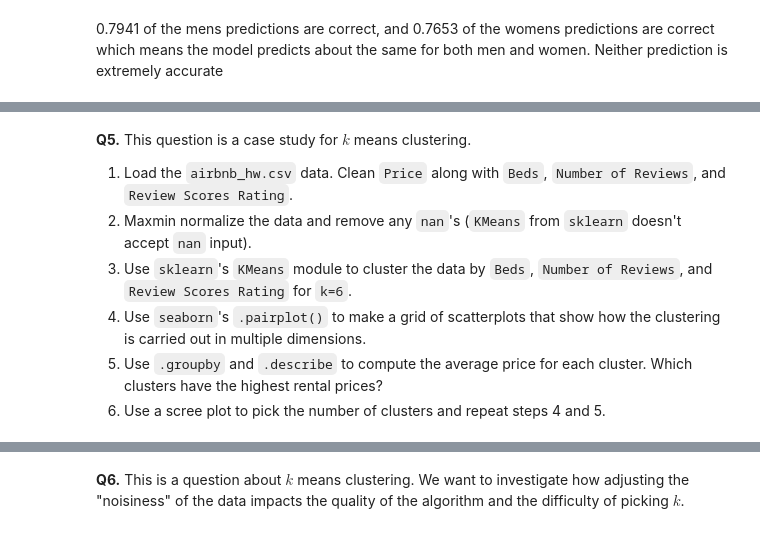
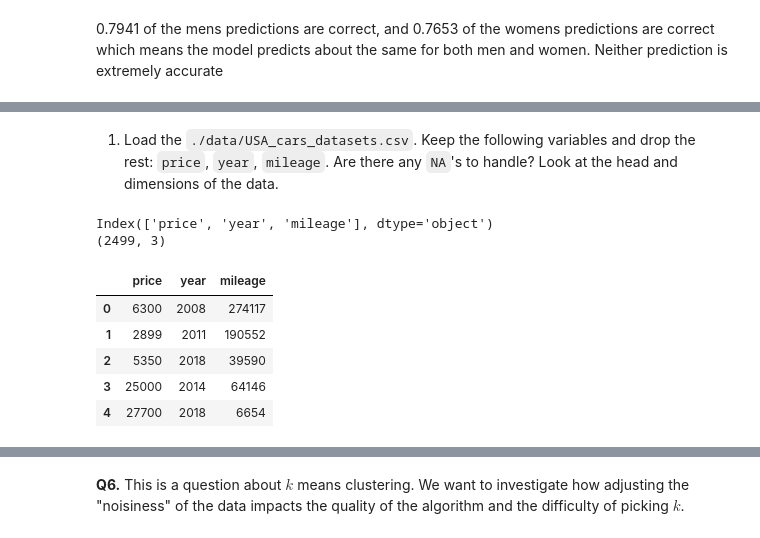
Before and after one commit to gdgurrola/assignment3, a Jupyter notebook: assignment_knn_and_kmc.ipynb, the cells around one changed output, grey strips where cells are left out. Cells and saved outputs as stored; diff of their text form; code cells hidden in the pictures.

Commit message:
Finished Question 2

```diff
--- a/assignment_knn_and_kmc.ipynb
+++ b/assignment_knn_and_kmc.ipynb
@@ -221,9 +160,21 @@ OK, those are the data: Labels attached to handwritten digits encoded as a matri
-# %% [markdown]
-**Q5.** This question is a case study for $k$ means clustering.
-
-1. Load the `airbnb_hw.csv` data. Clean `Price` along with `Beds`, `Number of Reviews`, and `Review Scores Rating`.
-2. Maxmin normalize the data and remove any `nan`'s (`KMeans` from `sklearn` doesn't accept `nan` input).
-3. Use `sklearn`'s `KMeans` module to cluster the data by `Beds`, `Number of Reviews`, and `Review Scores Rating` for `k=6`.
-4. Use `seaborn`'s `.pairplot()` to make a grid of scatterplots that show how the clustering is carried out in multiple dimensions.
-5. Use `.groupby` and `.describe` to compute the average price for each cluster. Which clusters have the highest rental prices?
-6. Use a scree plot to pick the number of clusters and repeat steps 4 and 5.
+# %% [markdown]
+1. Load the `./data/USA_cars_datasets.csv`. Keep the following variables and drop the rest: `price`, `year`, `mileage`. Are there any `NA`'s to handle? Look at the head and dimensions of the data.
+# %%
+import pandas as pd
+cars_df = pd.read_csv('./data/USA_cars_datasets.csv')
+cars_df = cars_df[['price', 'year', 'mileage']]
+print(cars_df.columns)
+
+print(cars_df.shape)
+# %% [output]
+Index(['price', 'year', 'mileage'], dtype='object')
+(2499, 3)
+# %%
+cars_df.head()
+# %% [output]
+|  | price | year | mileage |
+| 0 | 6300 | 2008 | 274117 |
+| 1 | 2899 | 2011 | 190552 |
+| 2 | 5350 | 2018 | 39590 |
+| 3 | 25000 | 2014 | 64146 |
+| 4 | 27700 | 2018 | 6654 |
```
Also changed, not shown: parts of 14 cells of this notebook.
